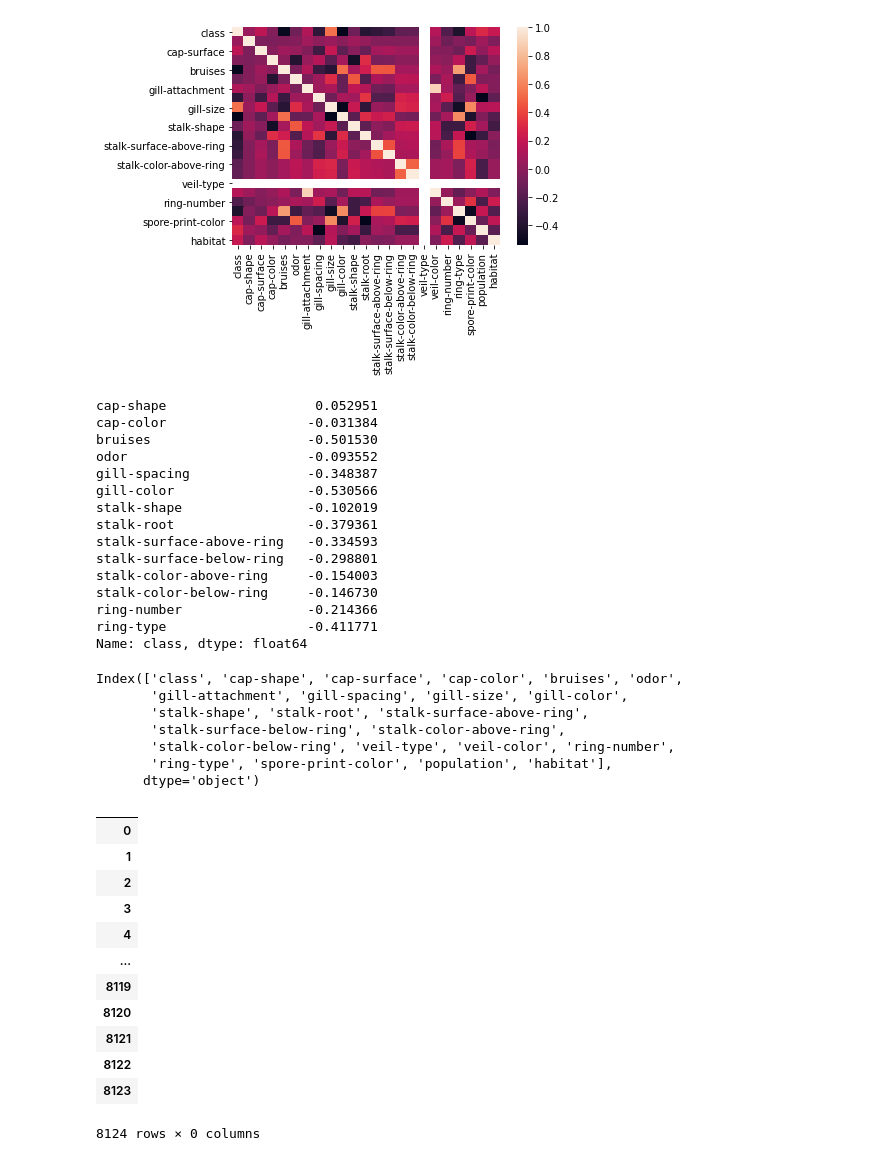
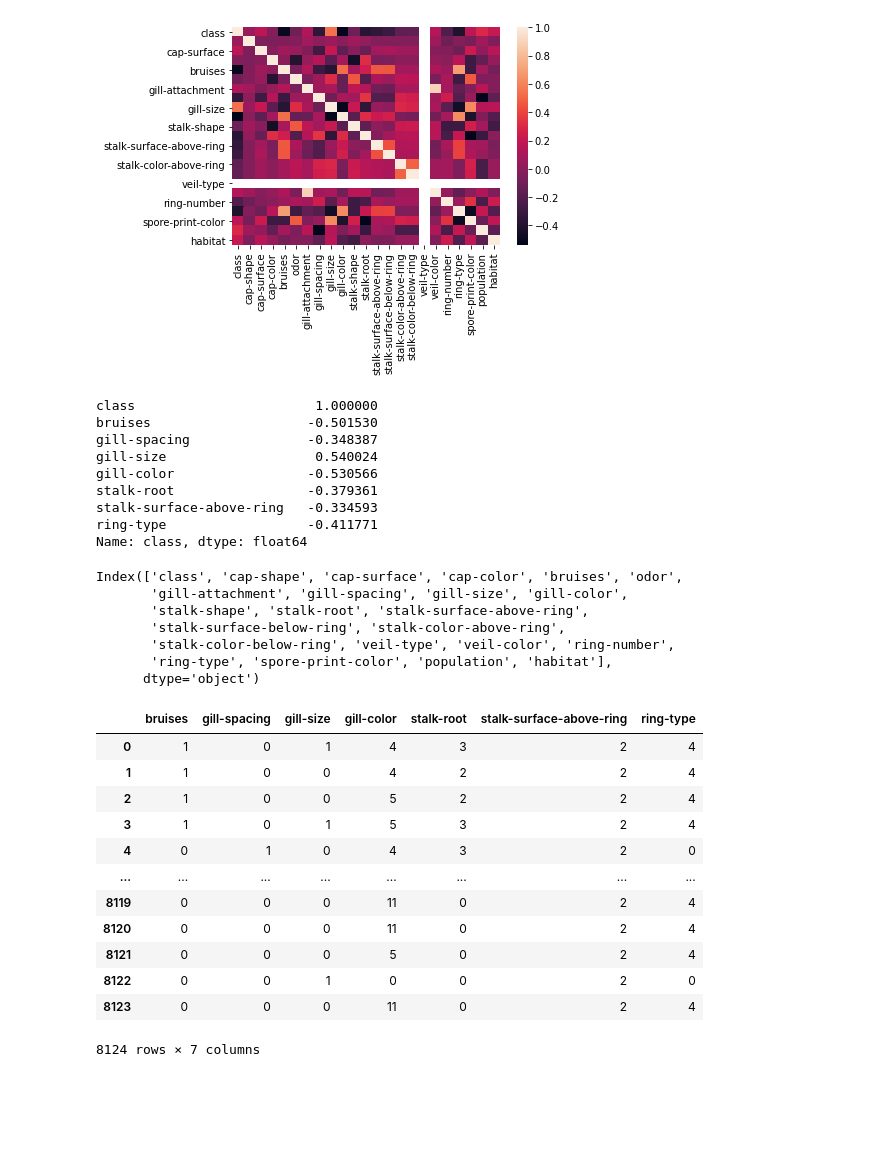
Before and after one commit to im-noob/internship-fliprobo, a Jupyter notebook: datatrained_projects/mushroom_project/mushroom_project.ipynb, the cells around one changed output. Drawn from its saved outputs; the diff is of its cells as text; code cells hidden in the pictures; blank space fills up the shorter version.

```diff
--- a/datatrained_projects/mushroom_project/mushroom_project.ipynb
+++ b/datatrained_projects/mushroom_project/mushroom_project.ipynb
@@ -145,21 +145,15 @@ sns.heatmap(df.corr())
 <AxesSubplot:>
 [figure]
 # %%
-df.corr()['class'][df.corr()['class']<0.1]
+df.corr()['class'][(df.corr()['class']>0.3) | (df.corr()['class']<-0.3)]
 # %% [output]
-cap-shape                   0.052951
-cap-color                  -0.031384
+class                       1.000000
 bruises                    -0.501530
-odor                       -0.093552
 gill-spacing               -0.348387
+gill-size                   0.540024
 gill-color                 -0.530566
-stalk-shape                -0.102019
 stalk-root                 -0.379361
 stalk-surface-above-ring   -0.334593
-stalk-surface-below-ring   -0.298801
-stalk-color-above-ring     -0.154003
-stalk-color-below-ring     -0.146730
-ring-number                -0.214366
 ring-type                  -0.411771
 Name: class, dtype: float64
 # %%
@@ -174,20 +168,28 @@ Index(['class', 'cap-shape', 'cap-surface', 'cap-color', 'bruises', 'odor',
       dtype='object')
 # %%
 # considering only realted column
-X = df[[]]
+X = df[[
+    'bruises',
+    'gill-spacing',
+    'gill-size',
+    'gill-color',
+    'stalk-root',
+    'stalk-surface-above-ring',
+    'ring-type',
+]]
 X
 # %% [output]
-|  |
-| 0 |
-| 1 |
-| 2 |
-| 3 |
-| 4 |
-| ... |
-| 8119 |
-| 8120 |
-| 8121 |
-| 8122 |
-| 8123 |
+|  | bruises | gill-spacing | gill-size | gill-color | stalk-root | stalk-surface-above-ring | ring-type |
+| 0 | 1 | 0 | 1 | 4 | 3 | 2 | 4 |
+| 1 | 1 | 0 | 0 | 4 | 2 | 2 | 4 |
+| 2 | 1 | 0 | 0 | 5 | 2 | 2 | 4 |
+| 3 | 1 | 0 | 1 | 5 | 3 | 2 | 4 |
+| 4 | 0 | 1 | 0 | 4 | 3 | 2 | 0 |
+| ... | ... | ... | ... | ... | ... | ... | ... |
+| 8119 | 0 | 0 | 0 | 11 | 0 | 2 | 4 |
+| 8120 | 0 | 0 | 0 | 11 | 0 | 2 | 4 |
+| 8121 | 0 | 0 | 0 | 5 | 0 | 2 | 4 |
+| 8122 | 0 | 0 | 1 | 0 | 0 | 2 | 0 |
+| 8123 | 0 | 0 | 0 | 11 | 0 | 2 | 4 |
-8124 rows × 0 columns
+8124 rows × 7 columns
 # %%
```
Also changed, not shown: parts of 12 cells of this notebook, 1 other file.
